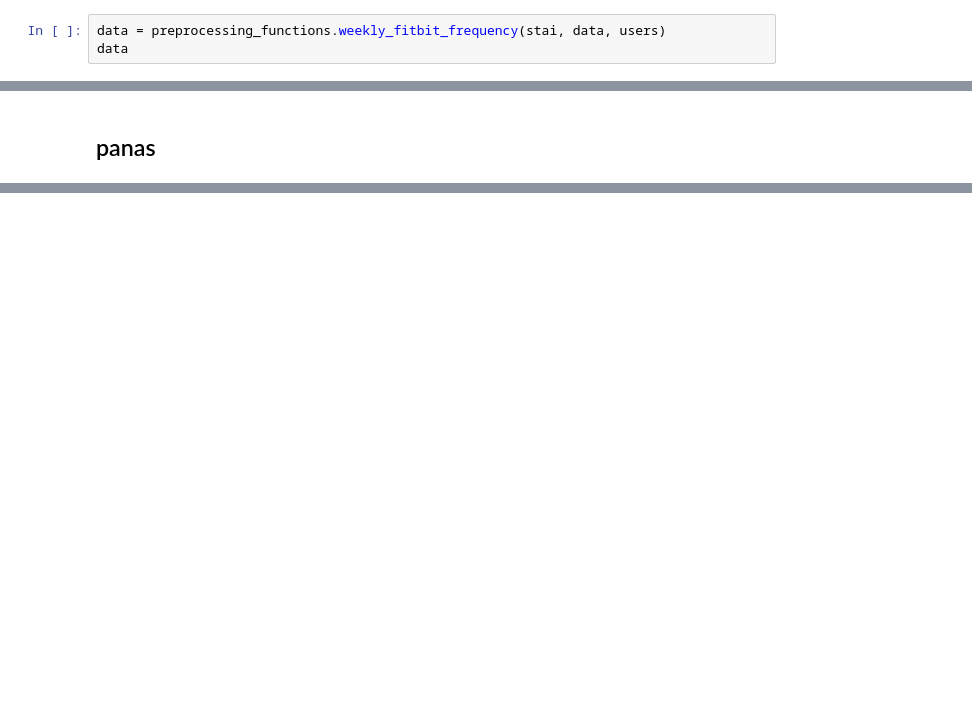
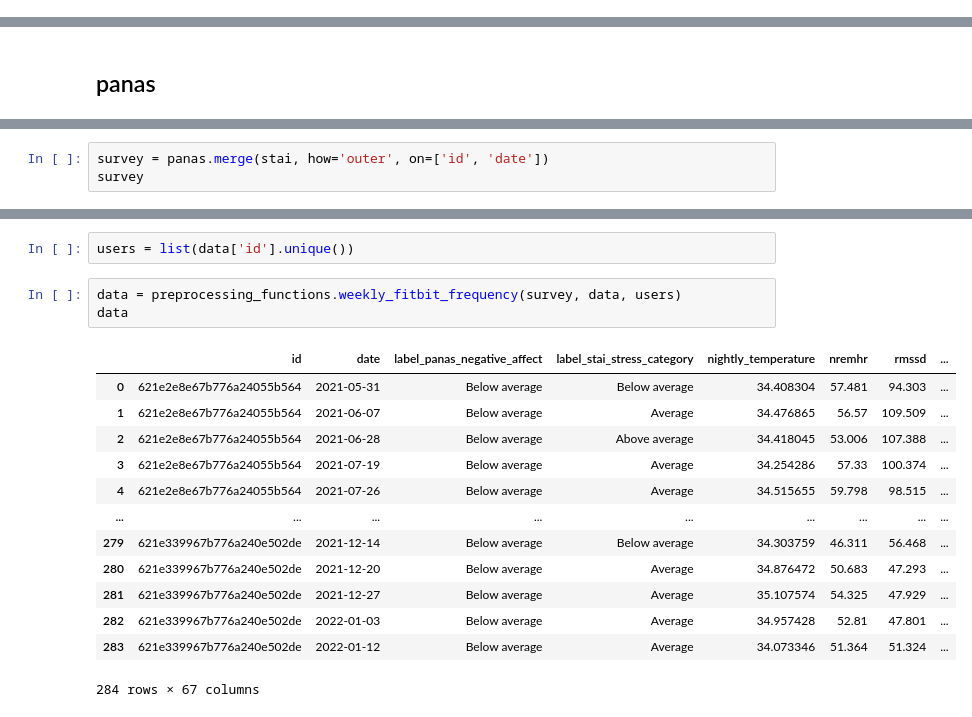
Before and after one commit to kcristinaa/RAIS-miniproject, a Jupyter notebook: notebooks_preprocessing_and_dataframe_creation/weekly_dataframe_creation.ipynb, the cells around one changed output, grey strips where cells are left out. Saved outputs shown, nothing was run; the diff lists cells and outputs as text; blank space fills up the shorter version.

Commit message:
weekly dataframe

```diff
--- a/notebooks_preprocessing_and_dataframe_creation/weekly_dataframe_creation.ipynb
+++ b/notebooks_preprocessing_and_dataframe_creation/weekly_dataframe_creation.ipynb
@@ -103,3 +100,0 @@ users = list(data['id'].unique())
-# %%
-data = preprocessing_functions.weekly_fitbit_frequency(stai, data, users)
-data
@@ -135,0 +125,3 @@ panas
+# %%
+survey = panas.merge(stai, how='outer', on=['id', 'date'])
+survey
@@ -135,0 +142,19 @@ panas
+# %%
+users = list(data['id'].unique())
+# %%
+data = preprocessing_functions.weekly_fitbit_frequency(survey, data, users)
+data
+# %% [output]
+|  | id | date | label_panas_negative_affect | label_stai_stress_category | nightly_temperature | nremhr | rmssd | ... |
+| 0 | 621e2e8e67b776a24055b564 | 2021-05-31 | Below average | Below average | 34.408304 | 57.481 | 94.303 | ... |
+| 1 | 621e2e8e67b776a24055b564 | 2021-06-07 | Below average | Average | 34.476865 | 56.57 | 109.509 | ... |
+| 2 | 621e2e8e67b776a24055b564 | 2021-06-28 | Below average | Above average | 34.418045 | 53.006 | 107.388 | ... |
+| 3 | 621e2e8e67b776a24055b564 | 2021-07-19 | Below average | Average | 34.254286 | 57.33 | 100.374 | ... |
+| 4 | 621e2e8e67b776a24055b564 | 2021-07-26 | Below average | Average | 34.515655 | 59.798 | 98.515 | ... |
+| ... | ... | ... | ... | ... | ... | ... | ... | ... |
+| 279 | 621e339967b776a240e502de | 2021-12-14 | Below average | Below average | 34.303759 | 46.311 | 56.468 | ... |
+| 280 | 621e339967b776a240e502de | 2021-12-20 | Below average | Average | 34.876472 | 50.683 | 47.293 | ... |
+| 281 | 621e339967b776a240e502de | 2021-12-27 | Below average | Average | 35.107574 | 54.325 | 47.929 | ... |
+| 282 | 621e339967b776a240e502de | 2022-01-03 | Below average | Average | 34.957428 | 52.81 | 47.801 | ... |
+| 283 | 621e339967b776a240e502de | 2022-01-12 | Below average | Average | 34.073346 | 51.364 | 51.324 | ... |
+284 rows × 67 columns
```
Also changed, not shown: parts of 18 cells of this notebook, 2 other files.
